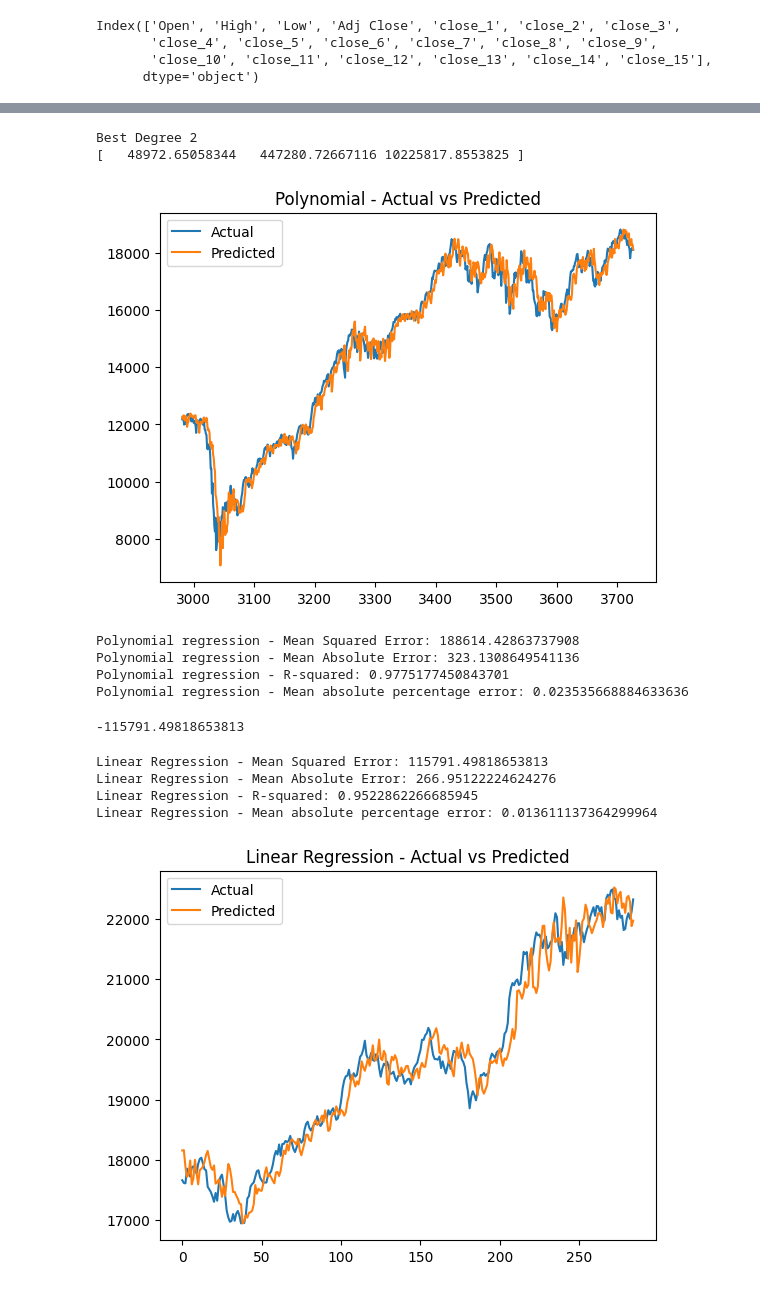
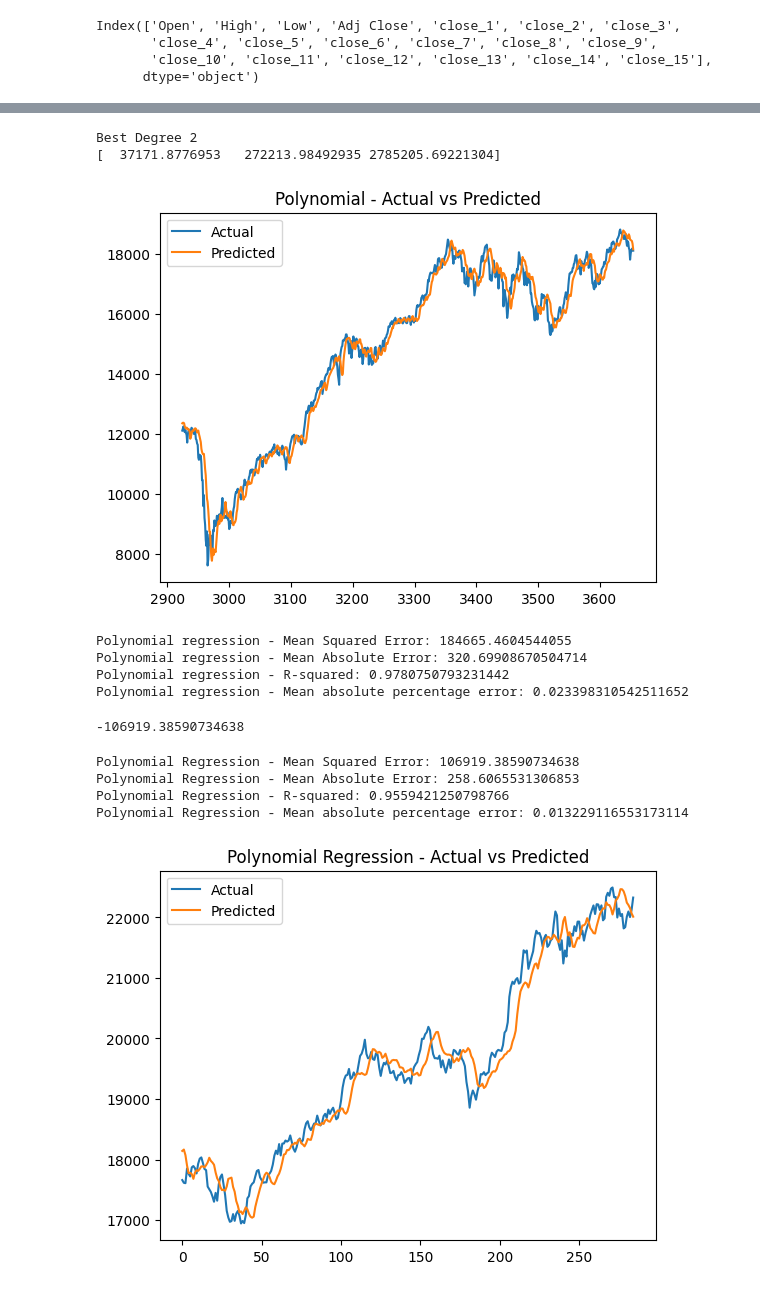
Before and after one commit to ganeshrohan/Stock_Prediction, a Jupyter notebook: stock_price_prediction_linear.ipynb, the cells around one changed output, grey strips where cells are left out. Drawn from its saved outputs; the diff is of its cells as text; code cells hidden in the pictures.

```diff
--- a/stock_price_prediction_linear.ipynb
+++ b/stock_price_prediction_linear.ipynb
@@ -24,7 +24,7 @@ from sklearn.decomposition import PCA
 # %%
 import yfinance as yf
 # Download the data from Yahoo Finance
-stock = yf.download("^NSEI", start='2000-01-01', end='2023-01-01')
+stock = yf.download("^NSEI", start='2008-01-01', end='2023-01-01')
 # %% [output]
 [*********************100%%**********************]  1 of 1 completed
 # %%
@@ -407,31 +465,31 @@ print("Best Degree " + str(best_degree))
 print(-grid_search.cv_results_['mean_test_score'])
 # %% [output]
 Best Degree 2
-[   48972.65058344   447280.72667116 10225817.8553825 ]
+[  37171.8776953   272213.98492935 2785205.69221304]
 # %%
 show_graph(y_test,y_pred,'Polynomial')
 # %% [output]
-[figure, old version]
+[figure, new version]
 # %%
 model_evaluate(y_test,y_pred,'Polynomial regression')
 # %% [output]
-Polynomial regression - Mean Squared Error: 188614.42863737908
-Polynomial regression - Mean Absolute Error: 323.1308649541136
-Polynomial regression - R-squared: 0.9775177450843701
-Polynomial regression - Mean absolute percentage error: 0.023535668884633636
+Polynomial regression - Mean Squared Error: 184665.4604544055
+Polynomial regression - Mean Absolute Error: 320.69908670504714
+Polynomial regression - R-squared: 0.9780750793231442
+Polynomial regression - Mean absolute percentage error: 0.023398310542511652
 # %%
 y_pred_T = grid_search.predict(X_Real_test)
 grid_search.score(X_Real_test,y_real_test)
 # %% [output]
--115791.49818653813
+-106919.38590734638
 # %%
-model_evaluate(y_real_test,y_pred_T,'Linear Regression')
+model_evaluate(y_real_test,y_pred_T,'Polynomial Regression')
 # %% [output]
-Linear Regression - Mean Squared Error: 115791.49818653813
-Linear Regression - Mean Absolute Error: 266.95122224624276
-Linear Regression - R-squared: 0.9522862266685945
-Linear Regression - Mean absolute percentage error: 0.013611137364299964
+Polynomial Regression - Mean Squared Error: 106919.38590734638
+Polynomial Regression - Mean Absolute Error: 258.6065531306853
+Polynomial Regression - R-squared: 0.9559421250798766
+Polynomial Regression - Mean absolute percentage error: 0.013229116553173114
 # %%
-show_graph(y_real_test,y_pred_T,'Linear Regression')
+show_graph(y_real_test,y_pred_T,'Polynomial Regression')
 # %% [output]
-[figure, old version]
+[figure, new version]
```
Also changed, not shown: parts of 45 cells of this notebook.
